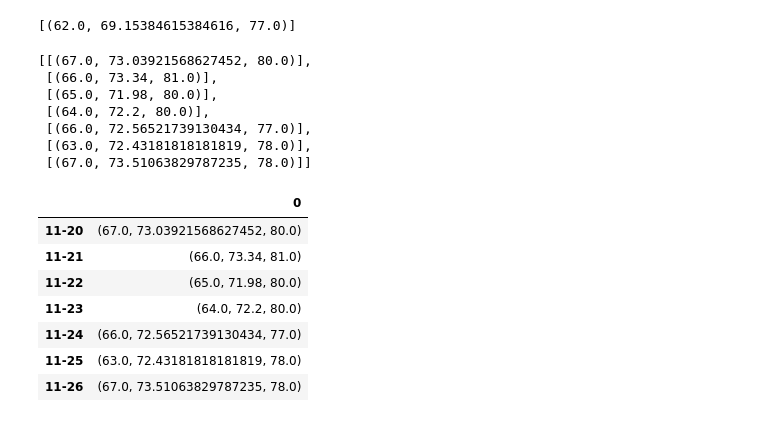
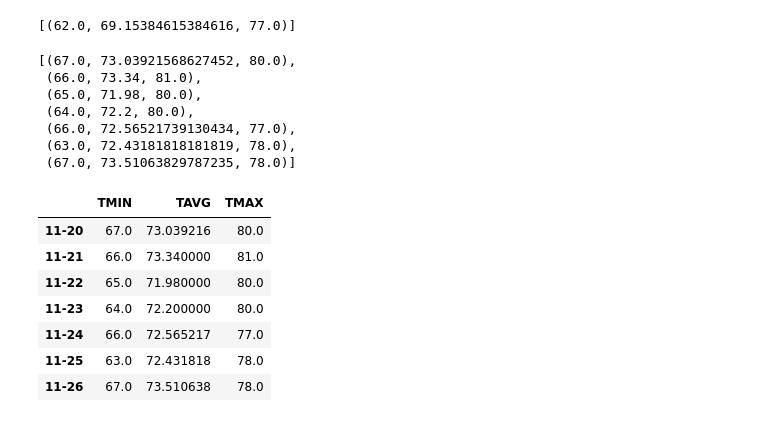
Before and after one commit to lilstarhunter/sqlalchemy-challenge, a Jupyter notebook: climate_starter.ipynb, the cells around one changed output. Drawn from its saved outputs; the diff is of its cells as text; code cells hidden in the pictures.

```diff
--- a/climate_starter.ipynb
+++ b/climate_starter.ipynb
@@ -385,28 +385,30 @@ trip_range = pd.date_range(start = start_date, end=end_date)
 
 # Stip off the year and save a list of %m-%d strings
 trip_m_d = [i.strftime("%m-%d") for i in trip_range]
+#Loop through the list of %m-%d strings and calculate the normals for each date
+normals = []
+for x in trip_m_d:
+    normals.append(daily_normals(x)[0])
 
-#Loop through the list of %m-%d strings and calculate the normals for each date
-normals = [daily_normals(i) for i in trip_m_d]
+normals
 # %% [output]
-[[(67.0, 73.03921568627452, 80.0)],
- [(66.0, 73.34, 81.0)],
- [(65.0, 71.98, 80.0)],
- [(64.0, 72.2, 80.0)],
- [(66.0, 72.56521739130434, 77.0)],
- [(63.0, 72.43181818181819, 78.0)],
- [(67.0, 73.51063829787235, 78.0)]]
+[(67.0, 73.03921568627452, 80.0),
+ (66.0, 73.34, 81.0),
+ (65.0, 71.98, 80.0),
+ (64.0, 72.2, 80.0),
+ (66.0, 72.56521739130434, 77.0),
+ (63.0, 72.43181818181819, 78.0),
+ (67.0, 73.51063829787235, 78.0)]
 # %%
 # Load the previous query results into a Pandas DataFrame and add the `trip_dates` range as the `date` index
-trip_norm_df = pd.DataFrame(normals, index = trip_m_d)\
-                .rename()
-trip_norm_df.
+trip_norm_df = pd.DataFrame(normals, columns = ["TMIN", "TAVG", "TMAX"], index = trip_m_d)
+trip_norm_df
 # %% [output]
-|  | 0 |
-| 11-20 | (67.0, 73.03921568627452, 80.0) |
-| 11-21 | (66.0, 73.34, 81.0) |
-| 11-22 | (65.0, 71.98, 80.0) |
-| 11-23 | (64.0, 72.2, 80.0) |
-| 11-24 | (66.0, 72.56521739130434, 77.0) |
-| 11-25 | (63.0, 72.43181818181819, 78.0) |
-| 11-26 | (67.0, 73.51063829787235, 78.0) |
+|  | TMIN | TAVG | TMAX |
+| 11-20 | 67.0 | 73.039216 | 80.0 |
+| 11-21 | 66.0 | 73.340000 | 81.0 |
+| 11-22 | 65.0 | 71.980000 | 80.0 |
+| 11-23 | 64.0 | 72.200000 | 80.0 |
+| 11-24 | 66.0 | 72.565217 | 77.0 |
+| 11-25 | 63.0 | 72.431818 | 78.0 |
+| 11-26 | 67.0 | 73.510638 | 78.0 |
```
Also changed, not shown: parts of 2 cells of this notebook, 1 other file.
